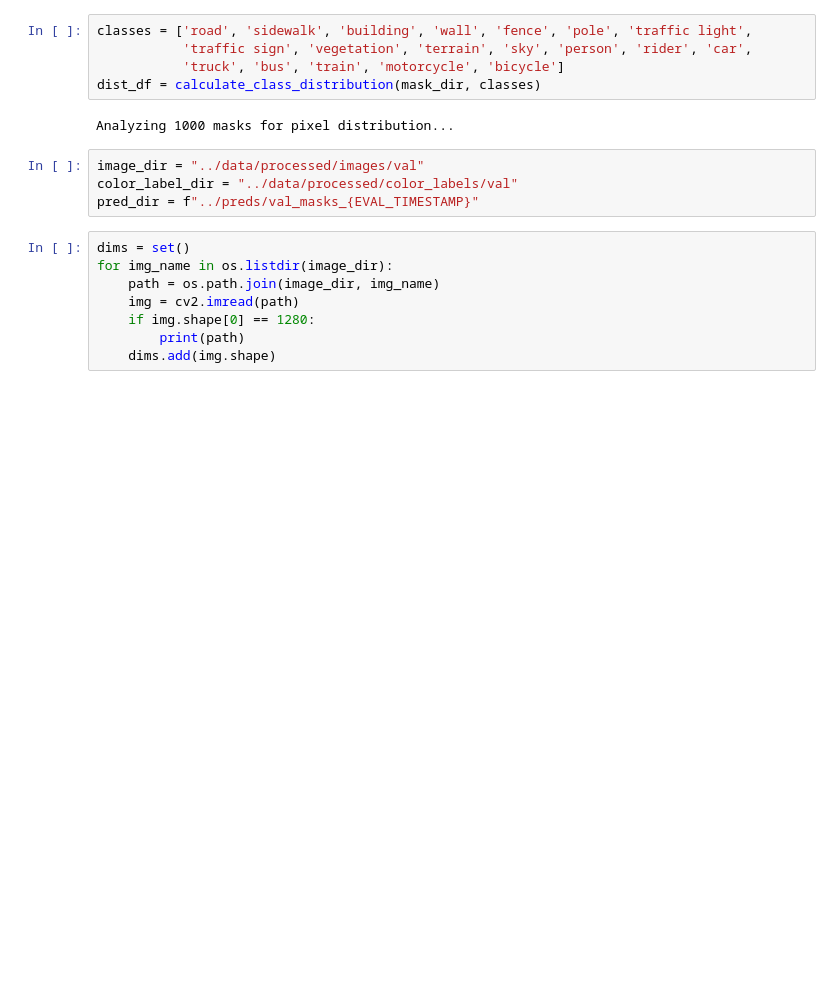
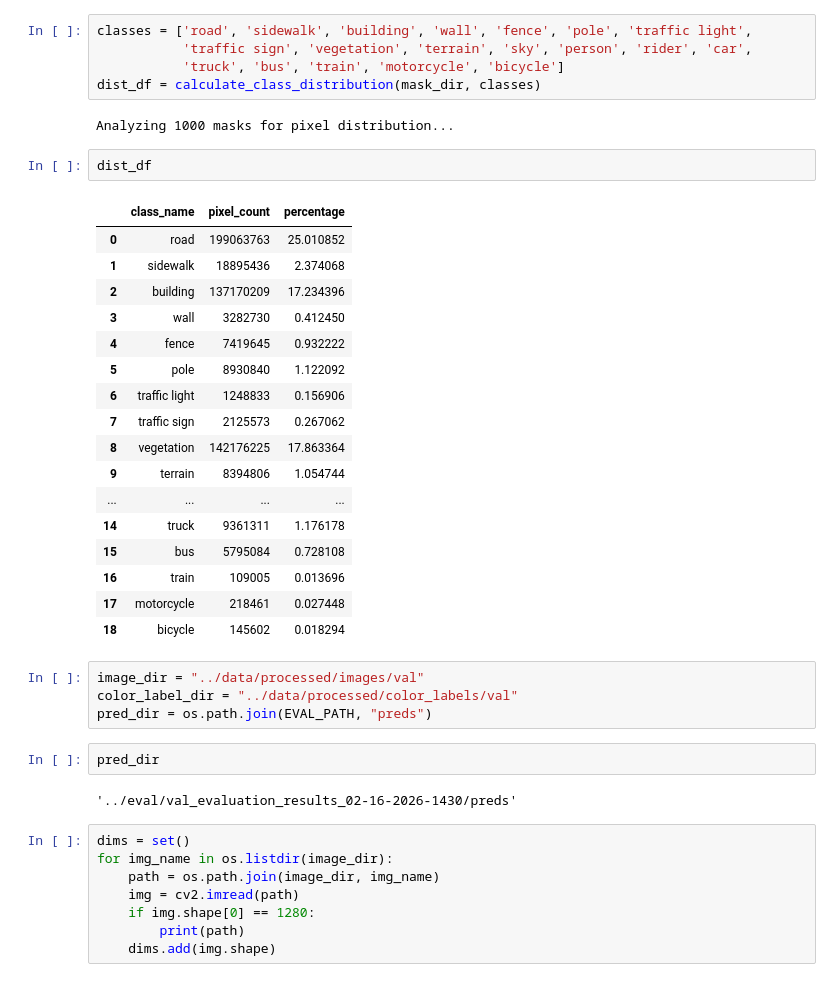
Before and after one commit to vinnymaisano/bdd10k-segmentation, a Jupyter notebook: notebooks/evaluate.ipynb, the cells around one changed output. Saved outputs shown, nothing was run; the diff lists cells and outputs as text; blank space fills up the shorter version.

```diff
--- a/notebooks/evaluate.ipynb
+++ b/notebooks/evaluate.ipynb
@@ -166,10 +178,34 @@ classes = ['road', 'sidewalk', 'building', 'wall', 'fence', 'pole', 'traffic lig
 dist_df = calculate_class_distribution(mask_dir, classes)
 # %% [output]
 Analyzing 1000 masks for pixel distribution...
+# %%
+dist_df
+# %% [output]
+|  | class_name | pixel_count | percentage |
+| 0 | road | 199063763 | 25.010852 |
+| 1 | sidewalk | 18895436 | 2.374068 |
+| 2 | building | 137170209 | 17.234396 |
+| 3 | wall | 3282730 | 0.412450 |
+| 4 | fence | 7419645 | 0.932222 |
+| 5 | pole | 8930840 | 1.122092 |
+| 6 | traffic light | 1248833 | 0.156906 |
+| 7 | traffic sign | 2125573 | 0.267062 |
+| 8 | vegetation | 142176225 | 17.863364 |
+| 9 | terrain | 8394806 | 1.054744 |
+| ... | ... | ... | ... |
+| 14 | truck | 9361311 | 1.176178 |
+| 15 | bus | 5795084 | 0.728108 |
+| 16 | train | 109005 | 0.013696 |
+| 17 | motorcycle | 218461 | 0.027448 |
+| 18 | bicycle | 145602 | 0.018294 |
 # %%
 image_dir = "../data/processed/images/val"
 color_label_dir = "../data/processed/color_labels/val"
-pred_dir = f"../preds/val_masks_{EVAL_TIMESTAMP}"
+pred_dir = os.path.join(EVAL_PATH, "preds")
+# %%
+pred_dir
+# %% [output]
+'../eval/val_evaluation_results_02-16-2026-1430/preds'
 # %%
 dims = set()
 for img_name in os.listdir(image_dir):
```
Also changed, not shown: parts of 6 cells of this notebook, 8 other files.
